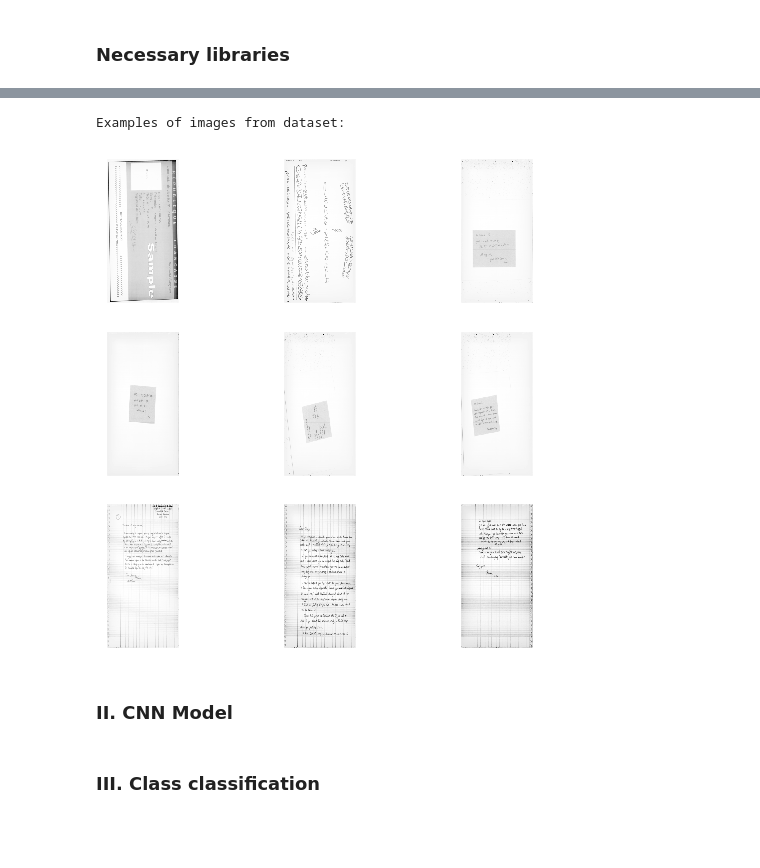
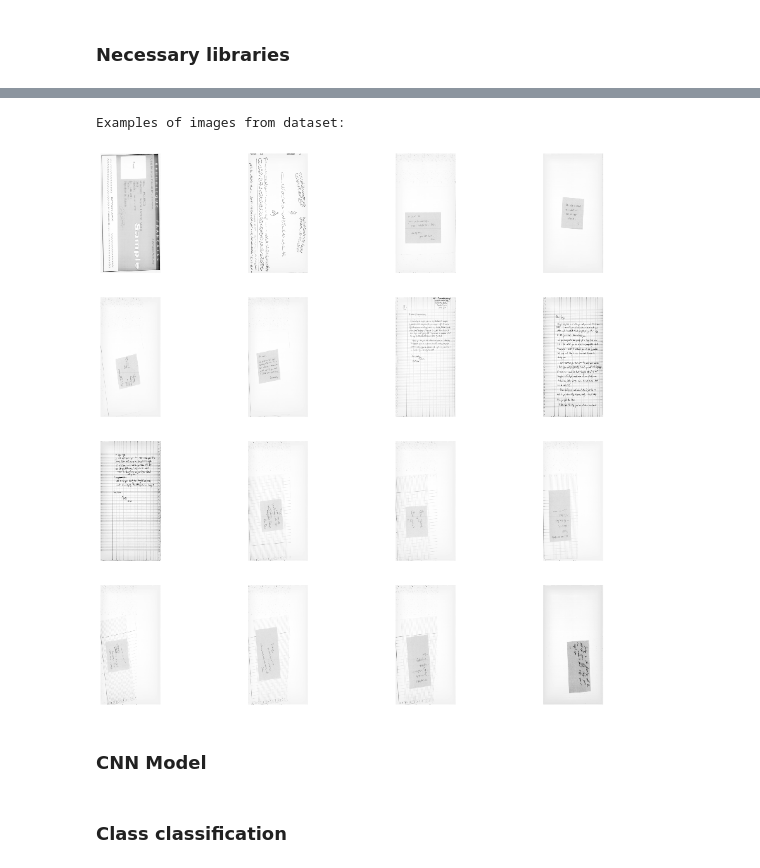
Before and after one commit to elamrily/document-classification, a Jupyter notebook: Notebooks/Notebookimage.ipynb, the cells around one changed output, grey strips where cells are left out. Saved outputs shown, nothing was run; the diff lists cells and outputs as text; code cells hidden in the pictures; blank space fills up the shorter version.

```diff
--- a/Notebooks/Notebookimage.ipynb
+++ b/Notebooks/Notebookimage.ipynb
@@ -22,27 +30,25 @@ Using TensorFlow backend.
 # %%
-data = np.load('C:/Users/Ilyas/Desktop/M2 SID - SD/TER/data.npz')
+data = np.load('C:/Users/Ilyas/Desktop/M2_SID_SD/TER/data.npz')
 
 Xtrain = data['Xtrain']
 Xdev = data['Xdev']
-ytrain = data['ytrain_class']
-ydev = data['ydev_class']
 
 print('Examples of images from dataset:')
 # Plot the results
-plt.figure(figsize=(9,9))
-for i, image in enumerate(Xtrain[:9]):
-    plt.subplot(3, 3, i + 1)
+plt.figure(figsize=(16,16))
+for i, image in enumerate(Xtrain[:16]):
+    plt.subplot(4, 4, i + 1)
     plt.imshow(image, cmap=plt.cm.gray,
                interpolation='nearest')
     plt.axis('off')
     plt.xticks(())
     plt.yticks(())
 plt.show()
 # %% [output]
 Examples of images from dataset:
-[figure, old version]
+[figure, new version]
 # %% [markdown]
-### II. CNN Model
+### CNN Model
 # %%
 def cnn_model(num_classes,input_shape):
 
@@ -65,3 +81,3 @@ def cnn_model(num_classes,input_shape):
     return model
 # %% [markdown]
-### III. Class classification
+### Class classification
```
Also changed, not shown: parts of 27 cells of this notebook, 12 other files.
